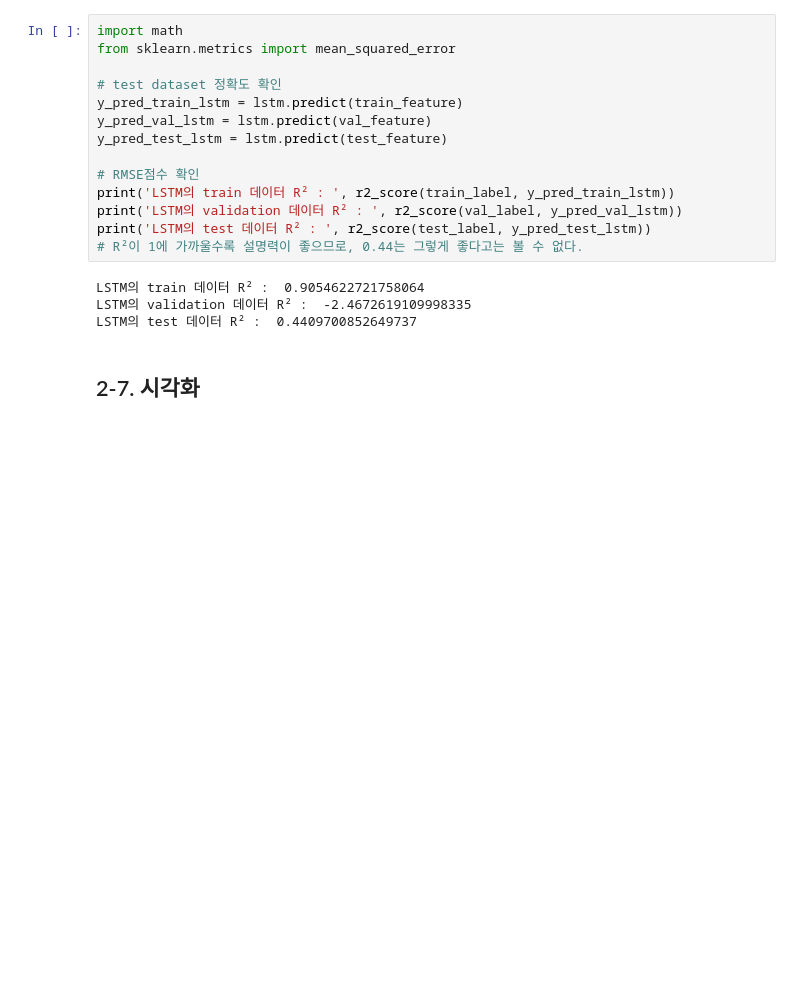
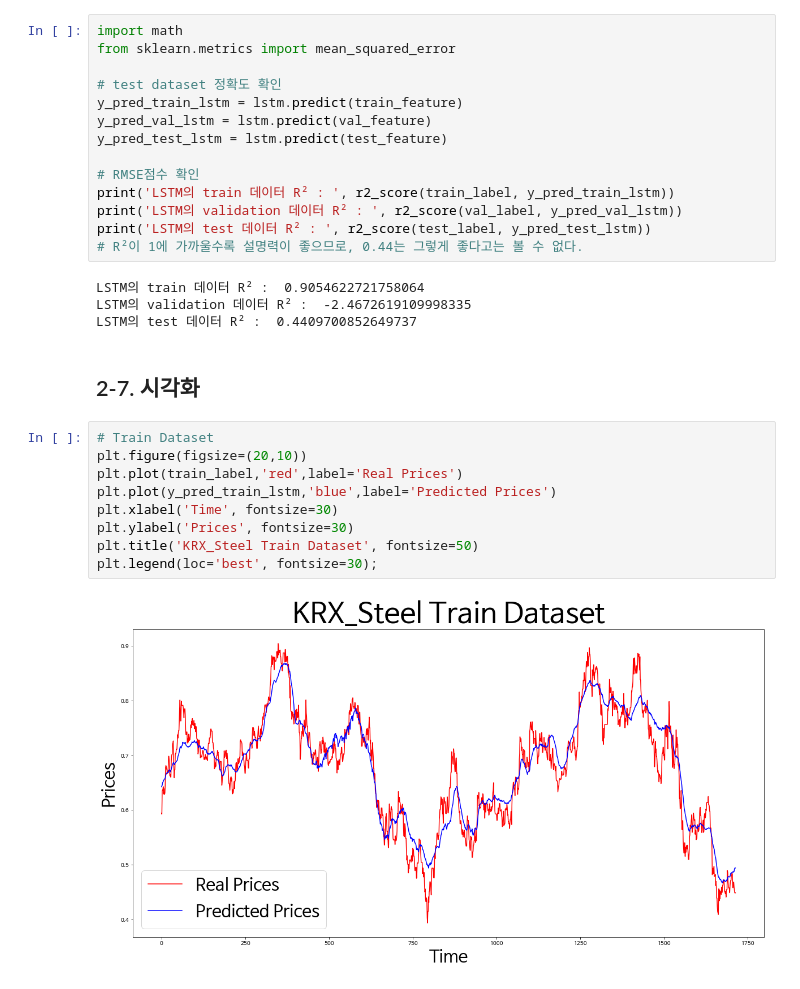
Before and after one commit to evolution64/Project, a Jupyter notebook: section4_project.ipynb, the cells around one changed output. Saved outputs shown, nothing was run; the diff lists cells and outputs as text; blank space fills up the shorter version.

```diff
--- a/section4_project.ipynb
+++ b/section4_project.ipynb
@@ -579,3 +579,14 @@ LSTM의 validation 데이터 R² :  -2.4672619109998335
 LSTM의 test 데이터 R² :  0.4409700852649737
 # %% [markdown]
 ## 2-7. 시각화
+# %%
+# Train Dataset
+plt.figure(figsize=(20,10))
+plt.plot(train_label,'red',label='Real Prices')
+plt.plot(y_pred_train_lstm,'blue',label='Predicted Prices')
+plt.xlabel('Time', fontsize=30)
+plt.ylabel('Prices', fontsize=30)
+plt.title('KRX_Steel Train Dataset', fontsize=50)
+plt.legend(loc='best', fontsize=30);
+# %% [output]
+[figure, added]
```
Also changed, not shown: parts of 2 cells of this notebook.
